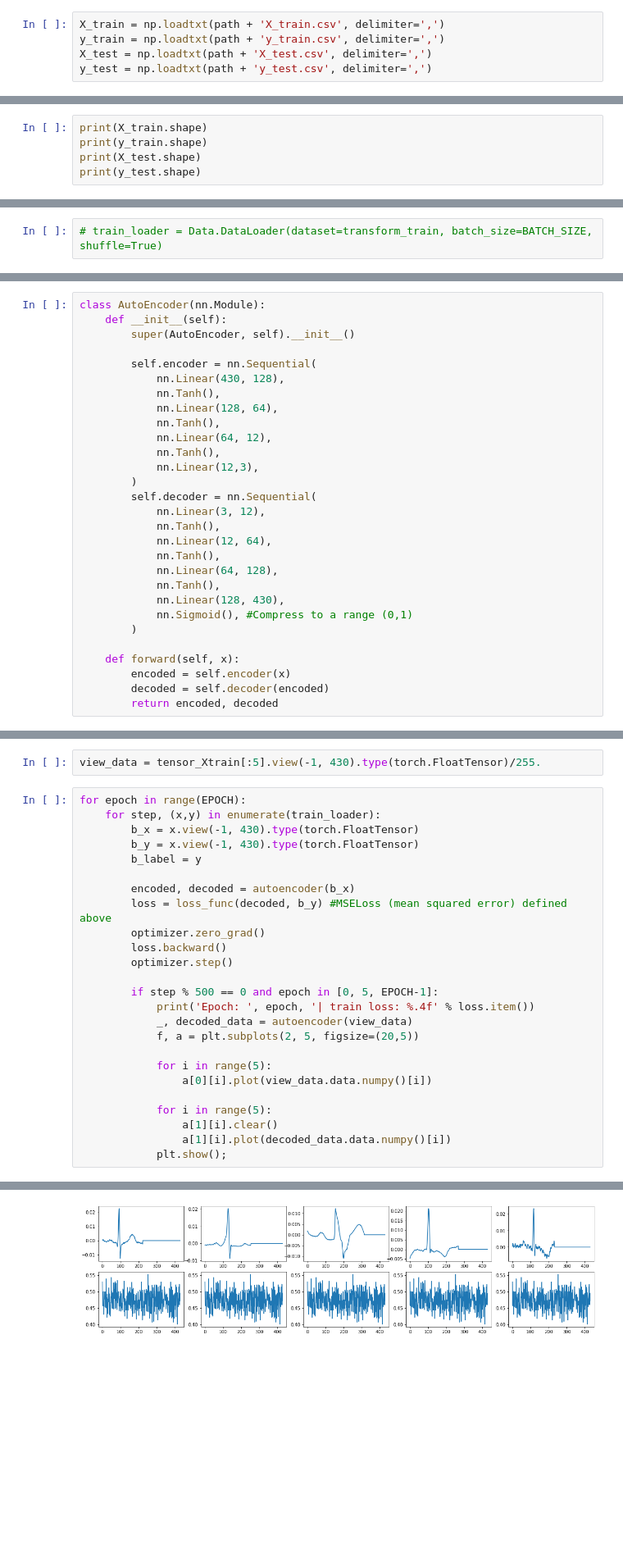
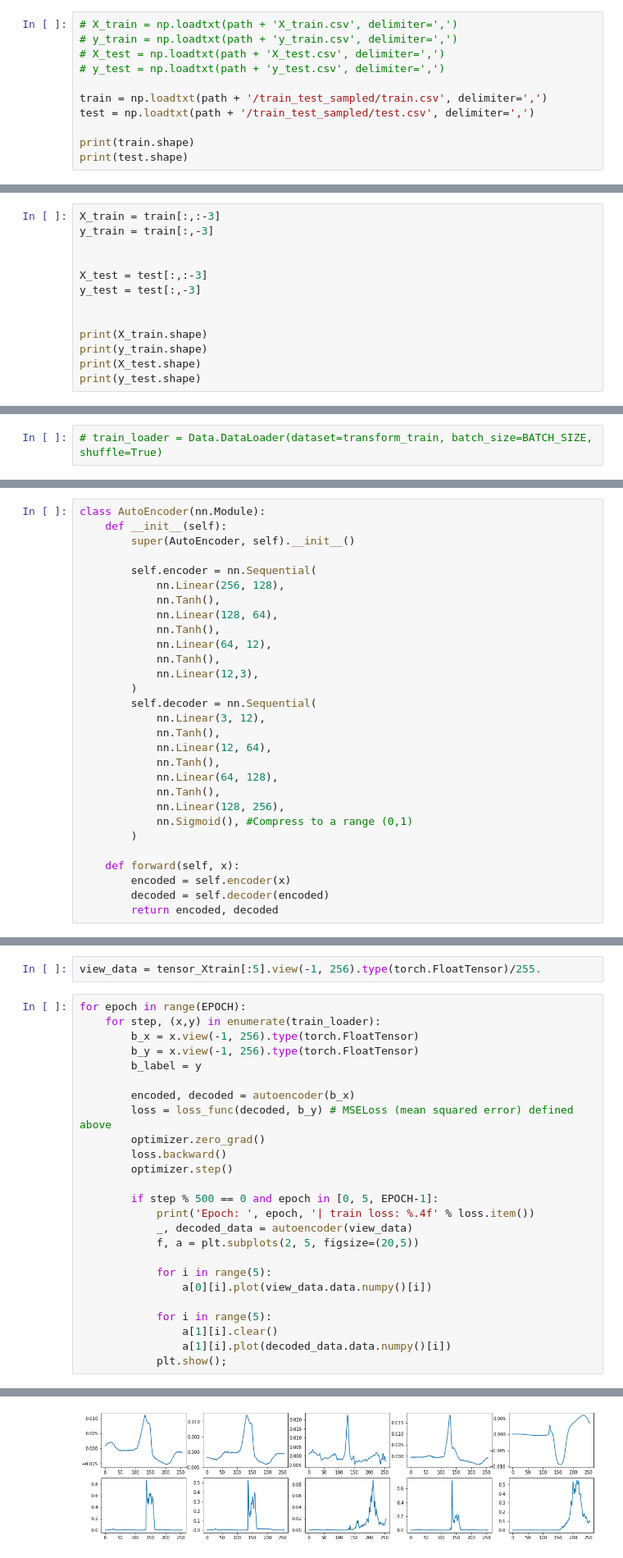
Before and after one commit to ruchiraravishankar/lvl4-hons-project, a Jupyter notebook: notebooks/misc/vae/Autoencoder_pytorch.ipynb, the cells around one changed output, grey strips where cells are left out. Shown: that part at 82% size. Drawn from its saved outputs; the diff is of its cells as text; blank space fills up the shorter version.

```diff
--- a/notebooks/misc/vae/Autoencoder_pytorch.ipynb
+++ b/notebooks/misc/vae/Autoencoder_pytorch.ipynb
@@ -21,5 +21,11 @@ path = '/Users/ruchira/Documents/lvl_4_project/lvl4-hons-project/notebooks/train
 # %%
-X_train = np.loadtxt(path + 'X_train.csv', delimiter=',')
-y_train = np.loadtxt(path + 'y_train.csv', delimiter=',')
-X_test = np.loadtxt(path + 'X_test.csv', delimiter=',')
-y_test = np.loadtxt(path + 'y_test.csv', delimiter=',')
+# X_train = np.loadtxt(path + 'X_train.csv', delimiter=',')
+# y_train = np.loadtxt(path + 'y_train.csv', delimiter=',')
+# X_test = np.loadtxt(path + 'X_test.csv', delimiter=',')
+# y_test = np.loadtxt(path + 'y_test.csv', delimiter=',')
+
+train = np.loadtxt(path + '/train_test_sampled/train.csv', delimiter=',')
+test = np.loadtxt(path + '/train_test_sampled/test.csv', delimiter=',')
+
+print(train.shape)
+print(test.shape)
@@ -26,4 +35,12 @@ y_test = np.loadtxt(path + 'y_test.csv', delimiter=',')
 # %%
+X_train = train[:,:-3]
+y_train = train[:,-3]
+
+
+X_test = test[:,:-3]
+y_test = test[:,-3]
+
+
 print(X_train.shape)
 print(y_train.shape)
 print(X_test.shape)
@@ -63,7 +80,7 @@ class AutoEncoder(nn.Module):
         super(AutoEncoder, self).__init__()
 
         self.encoder = nn.Sequential(
-            nn.Linear(430, 128),
+            nn.Linear(256, 128),
             nn.Tanh(),
             nn.Linear(128, 64),
             nn.Tanh(),
@@ -78,7 +95,7 @@ class AutoEncoder(nn.Module):
             nn.Tanh(),
             nn.Linear(64, 128),
             nn.Tanh(),
-            nn.Linear(128, 430),
+            nn.Linear(128, 256),
             nn.Sigmoid(), #Compress to a range (0,1)
         )
 
@@ -112,16 +129,16 @@ AutoEncoder(
   )
 )
 # %%
-view_data = tensor_Xtrain[:5].view(-1, 430).type(torch.FloatTensor)/255.
+view_data = tensor_Xtrain[:5].view(-1, 256).type(torch.FloatTensor)/255.
 # %%
 for epoch in range(EPOCH):
     for step, (x,y) in enumerate(train_loader):
-        b_x = x.view(-1, 430).type(torch.FloatTensor)
-        b_y = x.view(-1, 430).type(torch.FloatTensor)
+        b_x = x.view(-1, 256).type(torch.FloatTensor)
+        b_y = x.view(-1, 256).type(torch.FloatTensor)
         b_label = y
 
         encoded, decoded = autoencoder(b_x)
-        loss = loss_func(decoded, b_y) #MSELoss (mean squared error) defined above
+        loss = loss_func(decoded, b_y) # MSELoss (mean squared error) defined above
         optimizer.zero_grad()
         loss.backward()
         optimizer.step()
@@ -143 +160 @@ Epoch:  0 | train loss: 0.9536
-[figure, old version]
+[figure, new version]
```
Also changed, not shown: parts of 9 cells of this notebook, 6 other files.
